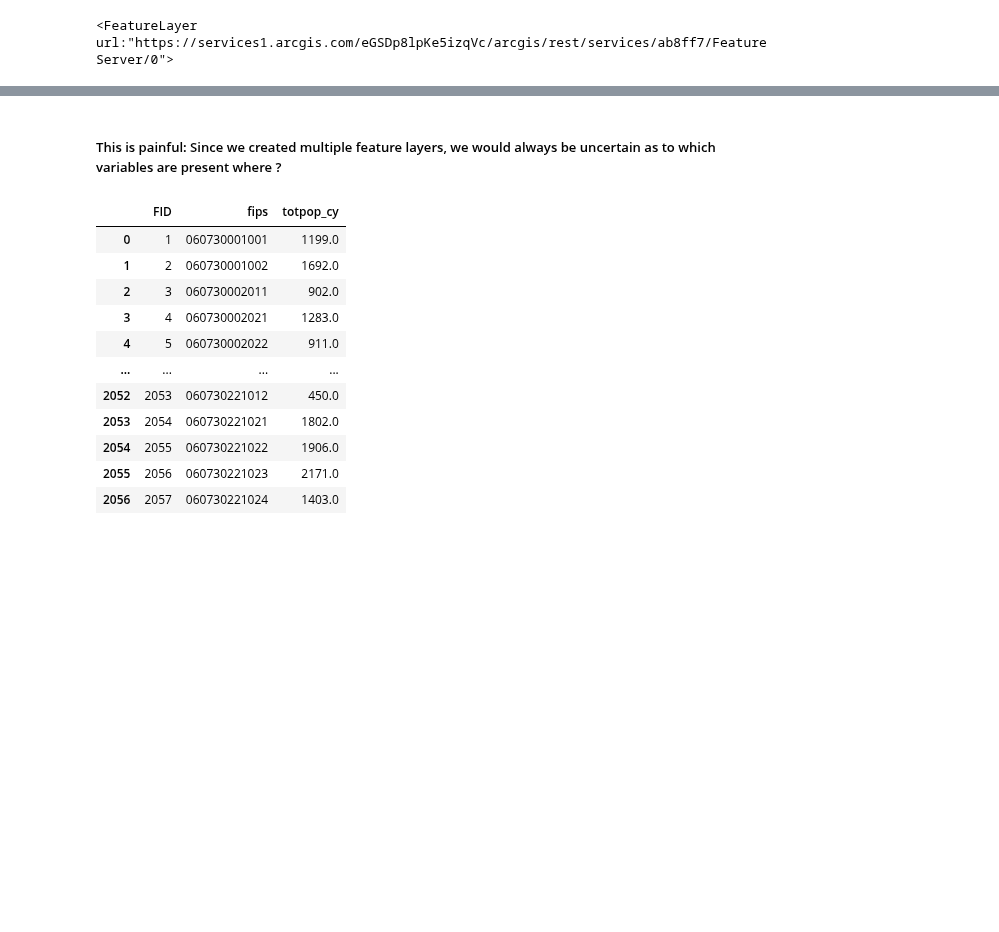
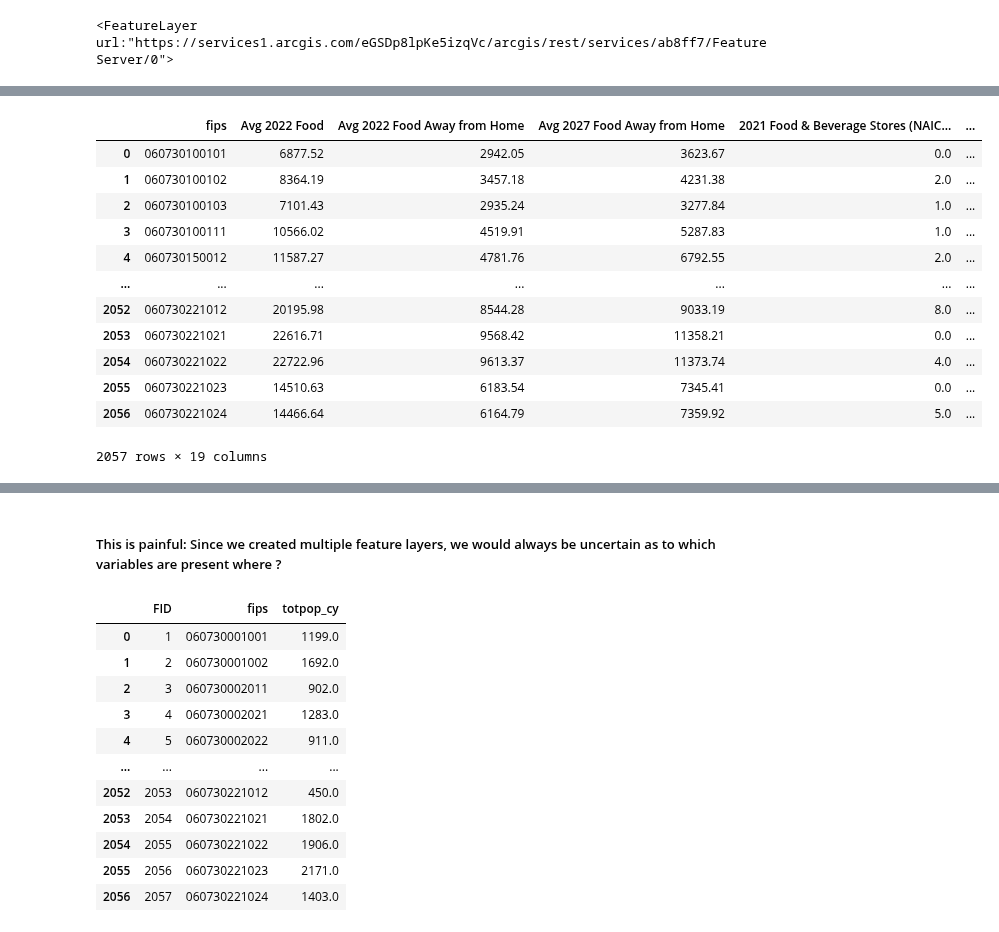
Before and after one commit to amoltkale/ai_chatbot_food_knowledge_graph, a Jupyter notebook: arc_gis/resource_data_creation/opportunity_and_competition_level_score.ipynb, the cells around one changed output, grey strips where cells are left out. Drawn from its saved outputs; the diff is of its cells as text; code cells hidden in the pictures; blank space fills up the shorter version.

```diff
--- a/arc_gis/resource_data_creation/opportunity_and_competition_level_score.ipynb
+++ b/arc_gis/resource_data_creation/opportunity_and_competition_level_score.ipynb
@@ -43,0 +232,5 @@ demographics_layer_1
+# %%
+opportunity_competition_df["Project 5Yr Food spending growth"] = (opportunity_competition_df["Avg 2027 Food Away from Home"] /
+                                                                  opportunity_competition_df["Avg 2022 Food Away from Home"] -1)
+
+opportunity_competition_df["Project 5Yr Food spending growth"]
@@ -43,0 +252,7 @@ demographics_layer_1
+# %%
+opportunity_competition_df["Total Pct of Food Related Businesses"] = (opportunity_competition_df["2021 Food & Beverage Stores (NAICS445) Businesses"] +
+ opportunity_competition_df["2021 Food Srv & Drinking Places (NAICS722) Businesses"] +
+ opportunity_competition_df["2021 Food Stores (SIC54) Businesses"] +
+ opportunity_competition_df["2021 Eating & Drinking (SIC58) Businesses"]) / opportunity_competition_df["2021 Total (SIC01-99) Businesses"]
+
+opportunity_competition_df["Total Pct of Food Related Businesses"]
@@ -43,0 +274,7 @@ demographics_layer_1
+# %%
+opportunity_competition_df["Pct of Food Related Businesses Per Capita"] = (opportunity_competition_df["2021 Food & Beverage Stores (NAICS445) Businesses"] +
+ opportunity_competition_df["2021 Food Srv & Drinking Places (NAICS722) Businesses"] +
+ opportunity_competition_df["2021 Food Stores (SIC54) Businesses"] +
+ opportunity_competition_df["2021 Eating & Drinking (SIC58) Businesses"]) / opportunity_competition_df["2021 Total Population (Esri)"]
+
+opportunity_competition_df["Pct of Food Related Businesses Per Capita"]
@@ -43,0 +296,5 @@ demographics_layer_1
+# %%
+opportunity_competition_df["Projected Population Growth Rate"] = (opportunity_competition_df["2021 Total Population (Esri)"]
+                                                                  / opportunity_competition_df["2026 Total Population (Esri)"] -1)
+
+opportunity_competition_df["Projected Population Growth Rate"]
@@ -43,0 +314,16 @@ demographics_layer_1
+# %%
+opportunity_competition_df
+# %% [output]
+|  | fips | Avg 2022 Food | Avg 2022 Food Away from Home | Avg 2027 Food Away from Home | 2021 Food & Beverage Stores (NAIC... | ... |
+| 0 | 060730100101 | 6877.52 | 2942.05 | 3623.67 | 0.0 | ... |
+| 1 | 060730100102 | 8364.19 | 3457.18 | 4231.38 | 2.0 | ... |
+| 2 | 060730100103 | 7101.43 | 2935.24 | 3277.84 | 1.0 | ... |
+| 3 | 060730100111 | 10566.02 | 4519.91 | 5287.83 | 1.0 | ... |
+| 4 | 060730150012 | 11587.27 | 4781.76 | 6792.55 | 2.0 | ... |
+| ... | ... | ... | ... | ... | ... | ... |
+| 2052 | 060730221012 | 20195.98 | 8544.28 | 9033.19 | 8.0 | ... |
+| 2053 | 060730221021 | 22616.71 | 9568.42 | 11358.21 | 0.0 | ... |
+| 2054 | 060730221022 | 22722.96 | 9613.37 | 11373.74 | 4.0 | ... |
+| 2055 | 060730221023 | 14510.63 | 6183.54 | 7345.41 | 0.0 | ... |
+| 2056 | 060730221024 | 14466.64 | 6164.79 | 7359.92 | 5.0 | ... |
+2057 rows × 19 columns
```
Also changed, not shown: parts of 33 cells of this notebook.
